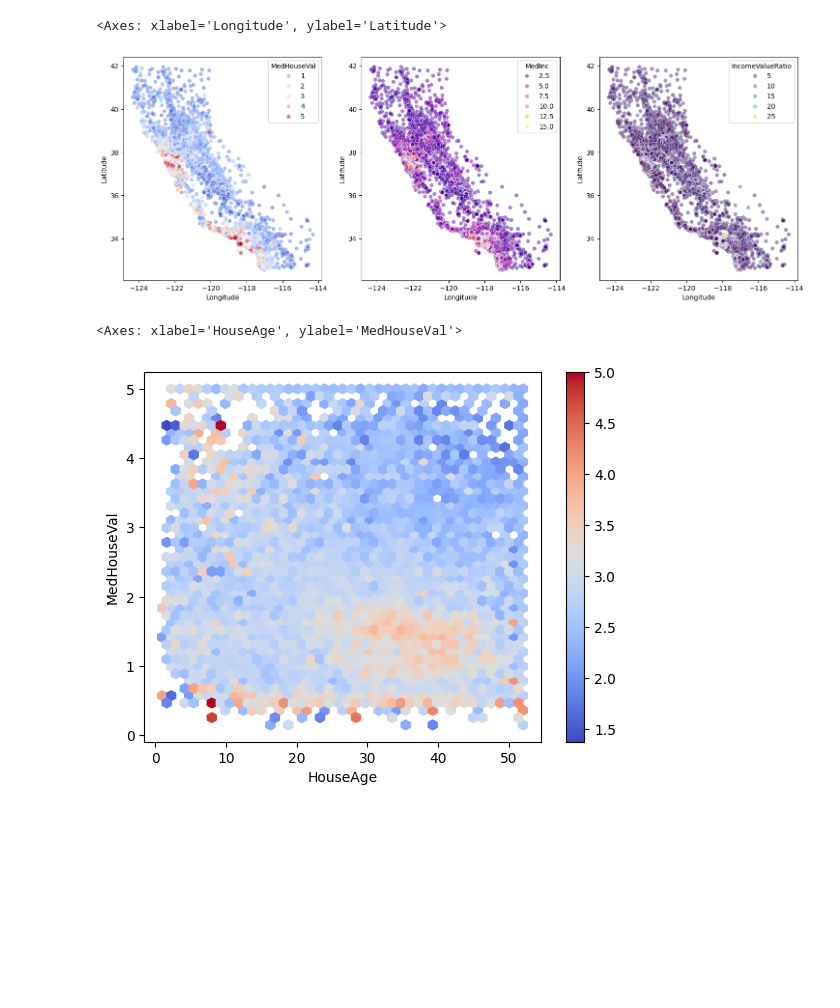
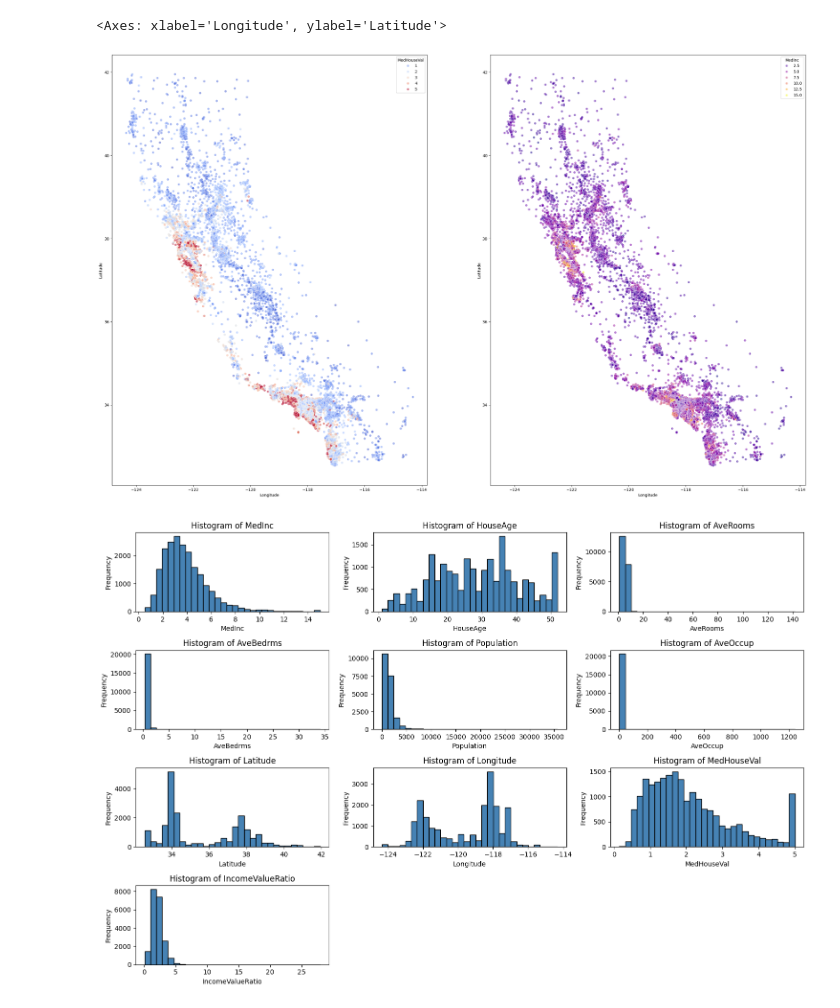
Before and after one commit to Wazard/Sartorelli_Deposito, a Jupyter notebook: 2025-11-28/jupyter.ipynb, the cells around one changed output. Drawn from its saved outputs; the diff is of its cells as text; code cells hidden in the pictures; blank space fills up the shorter version.

Commit message:
first try analyzing data

```diff
--- a/2025-11-28/jupyter.ipynb
+++ b/2025-11-28/jupyter.ipynb
@@ -10,17 +54,35 @@ cols = ['MedInc','HouseAge','AveRooms','AveBedrms','Population','AveOccup','Lati
 # %%
 handler.try_fill_nan()
 handler.try_remove_duplicates()
 handler.try_add_col("IncomeValueRatio", lambda row: row['MedInc'] / row['MedHouseVal'])
-fig, axs = plt.subplots(1, 3, figsize=(18, 6))
+fig, axs = plt.subplots(1, 2, figsize=(32, 20))
 sns.scatterplot(x="Longitude", y="Latitude", hue="MedHouseVal", data=handler.df, ax=axs[0], palette="coolwarm", alpha=0.5)
 sns.scatterplot(x="Longitude", y="Latitude", hue="MedInc", data=handler.df, ax=axs[1], palette="plasma", alpha=0.5)
-sns.scatterplot(x="Longitude", y="Latitude", hue="IncomeValueRatio", data=handler.df, ax=axs[2], palette="viridis", alpha=0.5)
 # %% [output]
 <Axes: xlabel='Longitude', ylabel='Latitude'>
-[figure, old version]
+[figure, new version]
 # %%
-handler.try_clamp_cols(['AveOccup'], lower_bounds=[0], upper_bounds=[5])
-handler.df.plot.hexbin(x="HouseAge", y="MedHouseVal",C="AveOccup", reduce_C_function=np.mean,gridsize=40, cmap="coolwarm")
+numeric_cols = handler.df.select_dtypes(include='number').columns
+n_cols = len(numeric_cols)
+
+# Choose how many plots per row
+cols = 3
+rows:int = int(np.ceil(n_cols / cols))
+
+fig, axes = plt.subplots(rows, cols, figsize=(15, 10))
+axes = axes.flatten()  # make iterable
+
+for i, col in enumerate(numeric_cols):
+    axes[i].hist(handler.df[col].dropna(), bins=30, color='steelblue', edgecolor='black')
+    axes[i].set_title(f"Histogram of {col}")
+    axes[i].set_xlabel(col)
+    axes[i].set_ylabel("Frequency")
+
+# Hide unused subplots if any
+for j in range(i+1, len(axes)):
+    axes[j].axis('off')
+
+plt.tight_layout()
+plt.show()
 # %% [output]
-<Axes: xlabel='HouseAge', ylabel='MedHouseVal'>
-[figure, old version]
+[figure, new version]
```
Also changed, not shown: parts of 8 cells of this notebook, 1 other file.
